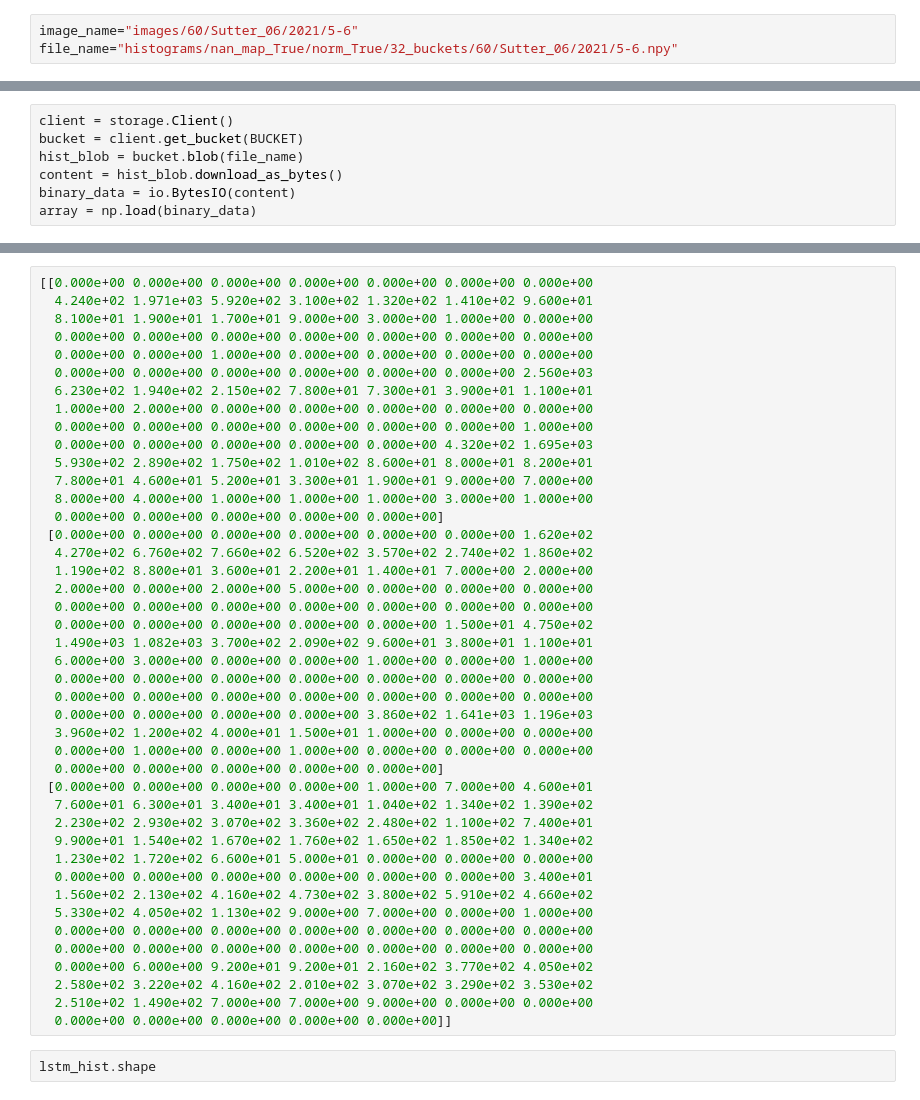
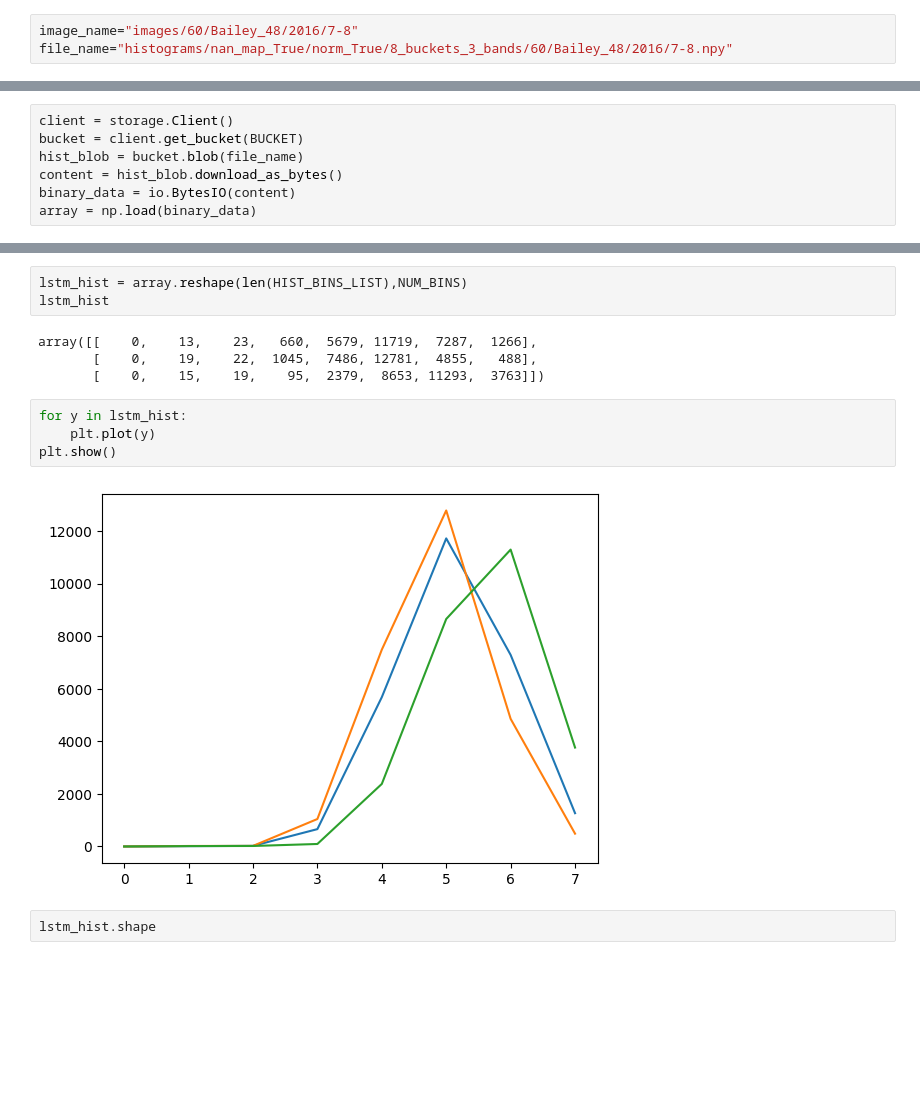
Before and after one commit to tskorkowski/crop_yield_prediction_CAS, a Jupyter notebook: 2_gc-pipeline/debug.ipynb, the cells around one changed output, grey strips where cells are left out. Cells and saved outputs as stored; diff of their text form; blank space fills up the shorter version.

Commit message:
debug-hist

```diff
--- a/2_gc-pipeline/debug.ipynb
+++ b/2_gc-pipeline/debug.ipynb
@@ -179,6 +179,6 @@ def write_histogram_to_gcs(histogram, bucket_name, blob_name):
 
     logging.info(f"Histogram uploaded to gs://{bucket_name}/{blob_name}")
 # %%
-image_name="images/60/Sutter_06/2021/5-6"
-file_name="histograms/nan_map_True/norm_True/32_buckets/60/Sutter_06/2021/5-6.npy"
+image_name="images/60/Bailey_48/2016/7-8"
+file_name="histograms/nan_map_True/norm_True/8_buckets_3_bands/60/Bailey_48/2016/7-8.npy"
 # %%
@@ -238,46 +205,16 @@ array([[[   0,    0,    0,    0,  432, 1695,  593,  289,  175,  101,
-# %%
-[[0.000e+00 0.000e+00 0.000e+00 0.000e+00 0.000e+00 0.000e+00 0.000e+00
-  4.240e+02 1.971e+03 5.920e+02 3.100e+02 1.320e+02 1.410e+02 9.600e+01
-  8.100e+01 1.900e+01 1.700e+01 9.000e+00 3.000e+00 1.000e+00 0.000e+00
-  0.000e+00 0.000e+00 0.000e+00 0.000e+00 0.000e+00 0.000e+00 0.000e+00
-  0.000e+00 0.000e+00 1.000e+00 0.000e+00 0.000e+00 0.000e+00 0.000e+00
-  0.000e+00 0.000e+00 0.000e+00 0.000e+00 0.000e+00 0.000e+00 2.560e+03
-  6.230e+02 1.940e+02 2.150e+02 7.800e+01 7.300e+01 3.900e+01 1.100e+01
-  1.000e+00 2.000e+00 0.000e+00 0.000e+00 0.000e+00 0.000e+00 0.000e+00
-  0.000e+00 0.000e+00 0.000e+00 0.000e+00 0.000e+00 0.000e+00 1.000e+00
-  0.000e+00 0.000e+00 0.000e+00 0.000e+00 0.000e+00 4.320e+02 1.695e+03
-  5.930e+02 2.890e+02 1.750e+02 1.010e+02 8.600e+01 8.000e+01 8.200e+01
-  7.800e+01 4.600e+01 5.200e+01 3.300e+01 1.900e+01 9.000e+00 7.000e+00
-  8.000e+00 4.000e+00 1.000e+00 1.000e+00 1.000e+00 3.000e+00 1.000e+00
-  0.000e+00 0.000e+00 0.000e+00 0.000e+00 0.000e+00]
- [0.000e+00 0.000e+00 0.000e+00 0.000e+00 0.000e+00 0.000e+00 1.620e+02
-  4.270e+02 6.760e+02 7.660e+02 6.520e+02 3.570e+02 2.740e+02 1.860e+02
-  1.190e+02 8.800e+01 3.600e+01 2.200e+01 1.400e+01 7.000e+00 2.000e+00
-  2.000e+00 0.000e+00 2.000e+00 5.000e+00 0.000e+00 0.000e+00 0.000e+00
-  0.000e+00 0.000e+00 0.000e+00 0.000e+00 0.000e+00 0.000e+00 0.000e+00
-  0.000e+00 0.000e+00 0.000e+00 0.000e+00 0.000e+00 1.500e+01 4.750e+02
-  1.490e+03 1.082e+03 3.700e+02 2.090e+02 9.600e+01 3.800e+01 1.100e+01
-  6.000e+00 3.000e+00 0.000e+00 0.000e+00 1.000e+00 0.000e+00 1.000e+00
-  0.000e+00 0.000e+00 0.000e+00 0.000e+00 0.000e+00 0.000e+00 0.000e+00
-  0.000e+00 0.000e+00 0.000e+00 0.000e+00 0.000e+00 0.000e+00 0.000e+00
-  0.000e+00 0.000e+00 0.000e+00 0.000e+00 3.860e+02 1.641e+03 1.196e+03
-  3.960e+02 1.200e+02 4.000e+01 1.500e+01 1.000e+00 0.000e+00 0.000e+00
-  0.000e+00 1.000e+00 0.000e+00 1.000e+00 0.000e+00 0.000e+00 0.000e+00
-  0.000e+00 0.000e+00 0.000e+00 0.000e+00 0.000e+00]
- [0.000e+00 0.000e+00 0.000e+00 0.000e+00 1.000e+00 7.000e+00 4.600e+01
-  7.600e+01 6.300e+01 3.400e+01 3.400e+01 1.040e+02 1.340e+02 1.390e+02
-  2.230e+02 2.930e+02 3.070e+02 3.360e+02 2.480e+02 1.100e+02 7.400e+01
-  9.900e+01 1.540e+02 1.670e+02 1.760e+02 1.650e+02 1.850e+02 1.340e+02
-  1.230e+02 1.720e+02 6.600e+01 5.000e+01 0.000e+00 0.000e+00 0.000e+00
-  0.000e+00 0.000e+00 0.000e+00 0.000e+00 0.000e+00 0.000e+00 3.400e+01
-  1.560e+02 2.130e+02 4.160e+02 4.730e+02 3.800e+02 5.910e+02 4.660e+02
-  5.330e+02 4.050e+02 1.130e+02 9.000e+00 7.000e+00 0.000e+00 1.000e+00
-  0.000e+00 0.000e+00 0.000e+00 0.000e+00 0.000e+00 0.000e+00 0.000e+00
-  0.000e+00 0.000e+00 0.000e+00 0.000e+00 0.000e+00 0.000e+00 0.000e+00
-  0.000e+00 6.000e+00 9.200e+01 9.200e+01 2.160e+02 3.770e+02 4.050e+02
-  2.580e+02 3.220e+02 4.160e+02 2.010e+02 3.070e+02 3.290e+02 3.530e+02
-  2.510e+02 1.490e+02 7.000e+00 7.000e+00 9.000e+00 0.000e+00 0.000e+00
-  0.000e+00 0.000e+00 0.000e+00 0.000e+00 0.000e+00]]
+# %%
+lstm_hist = array.reshape(len(HIST_BINS_LIST),NUM_BINS)
+lstm_hist
+# %% [output]
+array([[    0,    13,    23,   660,  5679, 11719,  7287,  1266],
+       [    0,    19,    22,  1045,  7486, 12781,  4855,   488],
+       [    0,    15,    19,    95,  2379,  8653, 11293,  3763]])
+# %%
+for y in lstm_hist:
+    plt.plot(y)
+plt.show()
+# %% [output]
+[figure, added]
 # %%
 lstm_hist.shape
 # %% [output]
```
Also changed, not shown: parts of 12 cells of this notebook, 1 other file.
